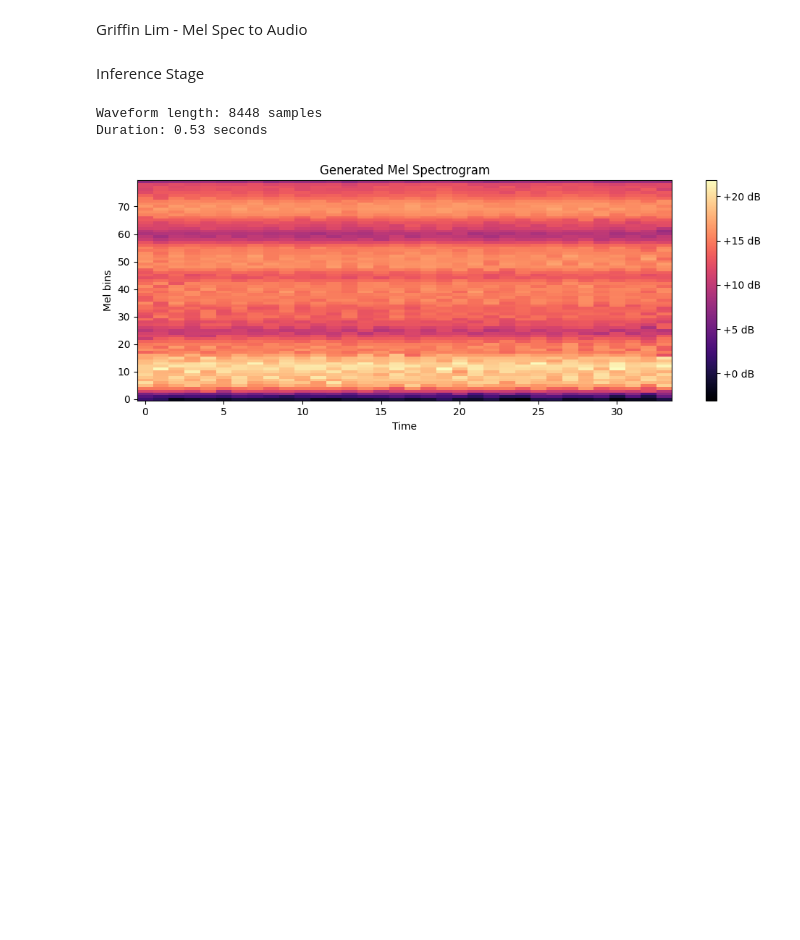
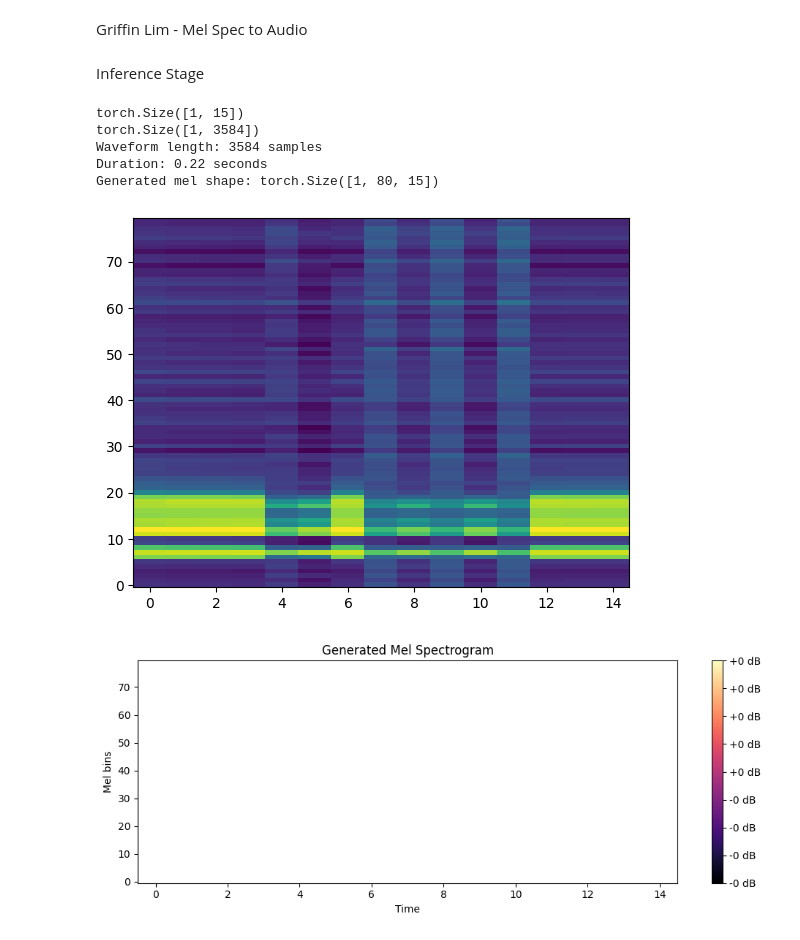
Before and after one commit to spencerwardaudio/DiffGAN_EV2_Variant, a Jupyter notebook: DiffGan_TTS_SW.ipynb, the cells around one changed output. Drawn from its saved outputs; the diff is of its cells as text; code cells hidden in the pictures; blank space fills up the shorter version.

Commit message:
Fixed mel_to_waveform() for correct duration on X axis, Added clipping & proper scaling for Griffin-Lim reproduction of Mel

```diff
--- a/DiffGan_TTS_SW.ipynb
+++ b/DiffGan_TTS_SW.ipynb
@@ -96,11 +96,22 @@ CHAR_VOCAB["<pad>"] = 0
 def text_to_sequence(text):
     return [CHAR_VOCAB.get(c, 0) for c in text.lower() if c in CHAR_VOCAB]
 # %%
+# mel_transform = T.MelSpectrogram(
+#     sample_rate=16000,
+#     n_fft=1024,
+#     hop_length=256,
+#     n_mels=80
+# )
+
 mel_transform = T.MelSpectrogram(
     sample_rate=16000,
     n_fft=1024,
     hop_length=256,
-    n_mels=80
+    n_mels=80,
+    f_min=0.0,
+    f_max=8000.0,
+    mel_scale='htk',       # ✅ match
+    norm='slaney'          # ✅ match
 )
 
 def waveform_to_mel(waveform):
@@ -226,6 +218,7 @@ class DiffusionBlock(nn.Module):
         self.mlp = nn.Sequential(
             nn.Linear(mel_dim, hidden_dim),
             nn.ReLU(),
+            nn.LayerNorm(hidden_dim),
             nn.Linear(hidden_dim, mel_dim)
         )
         self.betas = get_noise_schedule(diffusion_steps, schedule_type)
@@ -573,49 +689,51 @@ def mel_to_waveform(mel_spec, sample_rate=22050, n_fft=1024, hop_length=256):
 Inference Stage
 # %%
 # Inference: Use the full model forward pass
-text = "this is a test of great importance"
+text = "this is a house"
 text_seq = torch.tensor([text_to_sequence(text)])  # (1, T_text)
+print(text_seq.shape)
 
 model.eval()
 with torch.no_grad():
     # Use the full forward pass which includes the duration predictor and length regulator.
     predicted_mel = model(text_seq)  # (1, T_mel, mel_dim)
 
-    # For vocoding (Griffin-Lim), transpose to (1, mel_dim, T_mel)
-    predicted_mel = predicted_mel.transpose(1, 2)
+
+    # print("Generated waveform shape:", waveform.shape)
+    plt.imshow(predicted_mel[0].cpu().detach().numpy().T, aspect='auto', origin='lower')
 
     # Generate waveform from the mel spectrogram
     waveform = mel_to_waveform(predicted_mel)
-
+    print(waveform.shape)  # (1, T)
     # Optionally, save the generated audio
-    torchaudio.save("generated.wav", waveform, sample_rate=16000)
+    # torchaudio.save("generated.wav", waveform, sample_rate=16000)
 
     # Print waveform info
     num_samples = waveform.shape[1]
     duration_sec = num_samples / 16000
     print(f"Waveform length: {num_samples} samples")
     print(f"Duration: {duration_sec:.2f} seconds")
 
-    # For visualization, compute a mel spectrogram from the waveform
-    mel_transform = T.MelSpectrogram(
-        sample_rate=16000,
-        n_fft=1024,
-        hop_length=256,
-        n_mels=80
-    )
+
     generated_mel = mel_transform(waveform)  # (1, mel_dim, T)
+    print("Generated mel shape:", generated_mel.shape)
     mel_db = torchaudio.transforms.AmplitudeToDB()(generated_mel)
 
     # Plot the generated mel spectrogram
     plt.figure(figsize=(10, 4))
-    plt.imshow(mel_db[0].numpy(), origin="lower", aspect="auto", cmap="magma")
+    plt.imshow(mel_db[0].numpy()[::-1], origin="lower", aspect="auto", cmap="magma")
+    # plt.imshow(mel_db[0].cpu().detach().numpy().T, origin='lower', aspect='auto')
     plt.title("Generated Mel Spectrogram")
     plt.xlabel("Time")
     plt.ylabel("Mel bins")
     plt.colorbar(format="%+2.0f dB")
     plt.tight_layout()
     plt.show()
 # %% [output]
-Waveform length: 8448 samples
-Duration: 0.53 seconds
+torch.Size([1, 15])
+torch.Size([1, 3584])
+Waveform length: 3584 samples
+Duration: 0.22 seconds
+Generated mel shape: torch.Size([1, 80, 15])
-[figure, old version]
+[figure, new version]
+[figure, added]
```
Also changed, not shown: parts of 5 cells of this notebook.
